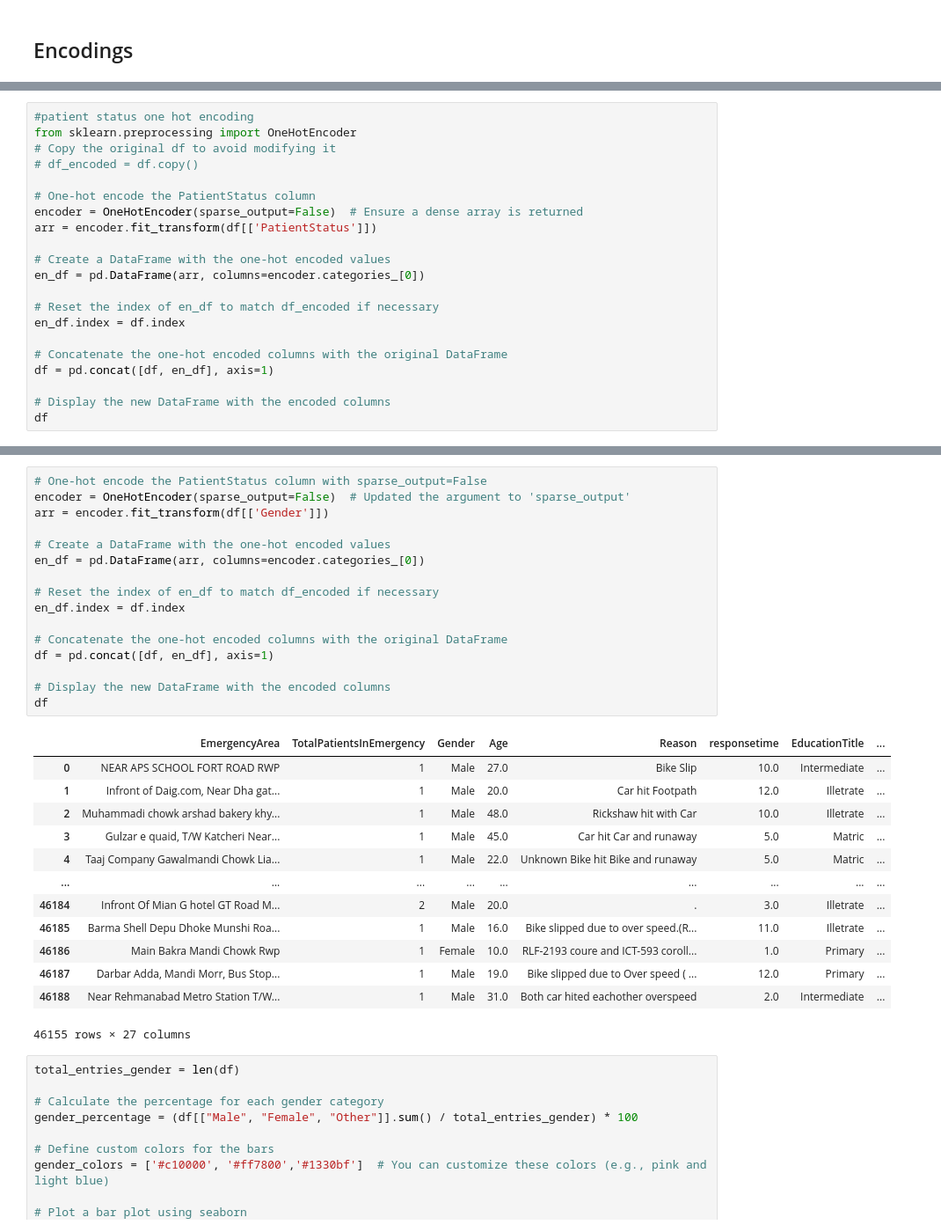
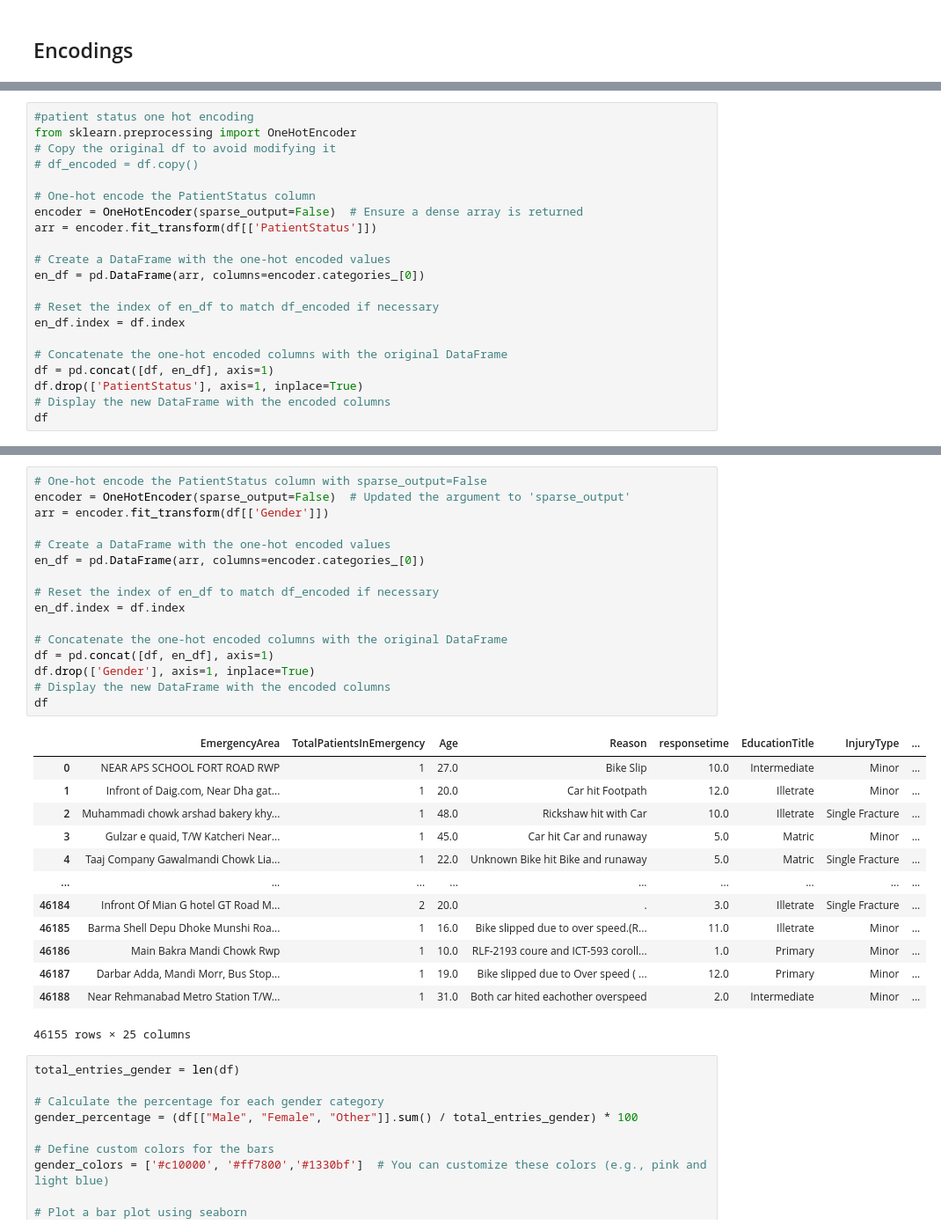
Before and after one commit to B-I-T-W-I-S-E-M-I-N-D-S/Apply-Data-PreProcessing, a Jupyter notebook: Apply_Data_PreProcessing.ipynb, the cells around one changed output, grey strips where cells are left out. Shown: that part at 88% size. Cells and saved outputs as stored; diff of their text form.

```diff
--- a/Apply_Data_PreProcessing.ipynb
+++ b/Apply_Data_PreProcessing.ipynb
@@ -324,7 +320,7 @@ en_df.index = df.index
 
 # Concatenate the one-hot encoded columns with the original DataFrame
 df = pd.concat([df, en_df], axis=1)
-
+df.drop(['PatientStatus'], axis=1, inplace=True)
 # Display the new DataFrame with the encoded columns
 df
 # %% [output]
@@ -413,33 +409,33 @@ memory usage: 9.8+ MB
 # %%
 # One-hot encode the PatientStatus column with sparse_output=False
 encoder = OneHotEncoder(sparse_output=False)  # Updated the argument to 'sparse_output'
 arr = encoder.fit_transform(df[['Gender']])
 
 # Create a DataFrame with the one-hot encoded values
 en_df = pd.DataFrame(arr, columns=encoder.categories_[0])
 
 # Reset the index of en_df to match df_encoded if necessary
 en_df.index = df.index
 
 # Concatenate the one-hot encoded columns with the original DataFrame
 df = pd.concat([df, en_df], axis=1)
-
+df.drop(['Gender'], axis=1, inplace=True)
 # Display the new DataFrame with the encoded columns
 df
 # %% [output]
-|  | EmergencyArea | TotalPatientsInEmergency | Gender | Age | Reason | responsetime | EducationTitle | ... |
-| 0 | NEAR APS SCHOOL FORT ROAD RWP | 1 | Male | 27.0 | Bike Slip | 10.0 | Intermediate | ... |
-| 1 | Infront of Daig.com, Near Dha gat... | 1 | Male | 20.0 | Car hit Footpath | 12.0 | Illetrate | ... |
-| 2 | Muhammadi chowk arshad bakery khy... | 1 | Male | 48.0 | Rickshaw hit with Car | 10.0 | Illetrate | ... |
-| 3 | Gulzar e quaid, T/W Katcheri Near... | 1 | Male | 45.0 | Car hit Car and runaway | 5.0 | Matric | ... |
-| 4 | Taaj Company Gawalmandi Chowk Lia... | 1 | Male | 22.0 | Unknown Bike hit Bike and runaway | 5.0 | Matric | ... |
+|  | EmergencyArea | TotalPatientsInEmergency | Age | Reason | responsetime | EducationTitle | InjuryType | ... |
+| 0 | NEAR APS SCHOOL FORT ROAD RWP | 1 | 27.0 | Bike Slip | 10.0 | Intermediate | Minor | ... |
+| 1 | Infront of Daig.com, Near Dha gat... | 1 | 20.0 | Car hit Footpath | 12.0 | Illetrate | Minor | ... |
+| 2 | Muhammadi chowk arshad bakery khy... | 1 | 48.0 | Rickshaw hit with Car | 10.0 | Illetrate | Single Fracture | ... |
+| 3 | Gulzar e quaid, T/W Katcheri Near... | 1 | 45.0 | Car hit Car and runaway | 5.0 | Matric | Minor | ... |
+| 4 | Taaj Company Gawalmandi Chowk Lia... | 1 | 22.0 | Unknown Bike hit Bike and runaway | 5.0 | Matric | Single Fracture | ... |
 | ... | ... | ... | ... | ... | ... | ... | ... | ... |
-| 46184 | Infront Of Mian G hotel GT Road M... | 2 | Male | 20.0 | . | 3.0 | Illetrate | ... |
-| 46185 | Barma Shell Depu Dhoke Munshi Roa... | 1 | Male | 16.0 | Bike slipped due to over speed.(R... | 11.0 | Illetrate | ... |
-| 46186 | Main Bakra Mandi Chowk Rwp | 1 | Female | 10.0 | RLF-2193 coure and ICT-593 coroll... | 1.0 | Primary | ... |
-| 46187 | Darbar Adda, Mandi Morr, Bus Stop... | 1 | Male | 19.0 | Bike slipped due to Over speed ( ... | 12.0 | Primary | ... |
-| 46188 | Near Rehmanabad Metro Station T/W... | 1 | Male | 31.0 | Both car hited eachother overspeed | 2.0 | Intermediate | ... |
+| 46184 | Infront Of Mian G hotel GT Road M... | 2 | 20.0 | . | 3.0 | Illetrate | Single Fracture | ... |
+| 46185 | Barma Shell Depu Dhoke Munshi Roa... | 1 | 16.0 | Bike slipped due to over speed.(R... | 11.0 | Illetrate | Minor | ... |
+| 46186 | Main Bakra Mandi Chowk Rwp | 1 | 10.0 | RLF-2193 coure and ICT-593 coroll... | 1.0 | Primary | Minor | ... |
+| 46187 | Darbar Adda, Mandi Morr, Bus Stop... | 1 | 19.0 | Bike slipped due to Over speed ( ... | 12.0 | Primary | Minor | ... |
+| 46188 | Near Rehmanabad Metro Station T/W... | 1 | 31.0 | Both car hited eachother overspeed | 2.0 | Intermediate | Minor | ... |
-46155 rows × 27 columns
+46155 rows × 25 columns
 # %%
 total_entries_gender = len(df)
 
```
Also changed, not shown: parts of 20 cells of this notebook.
